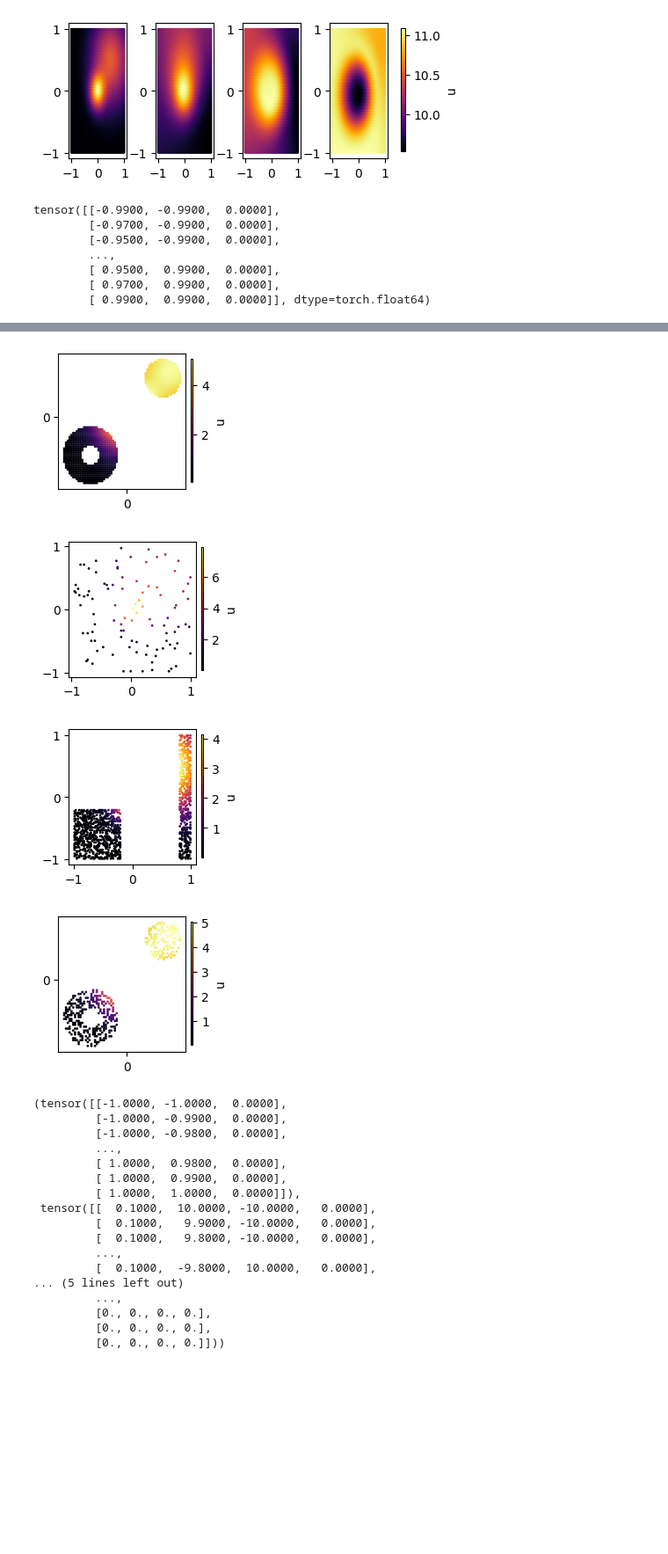
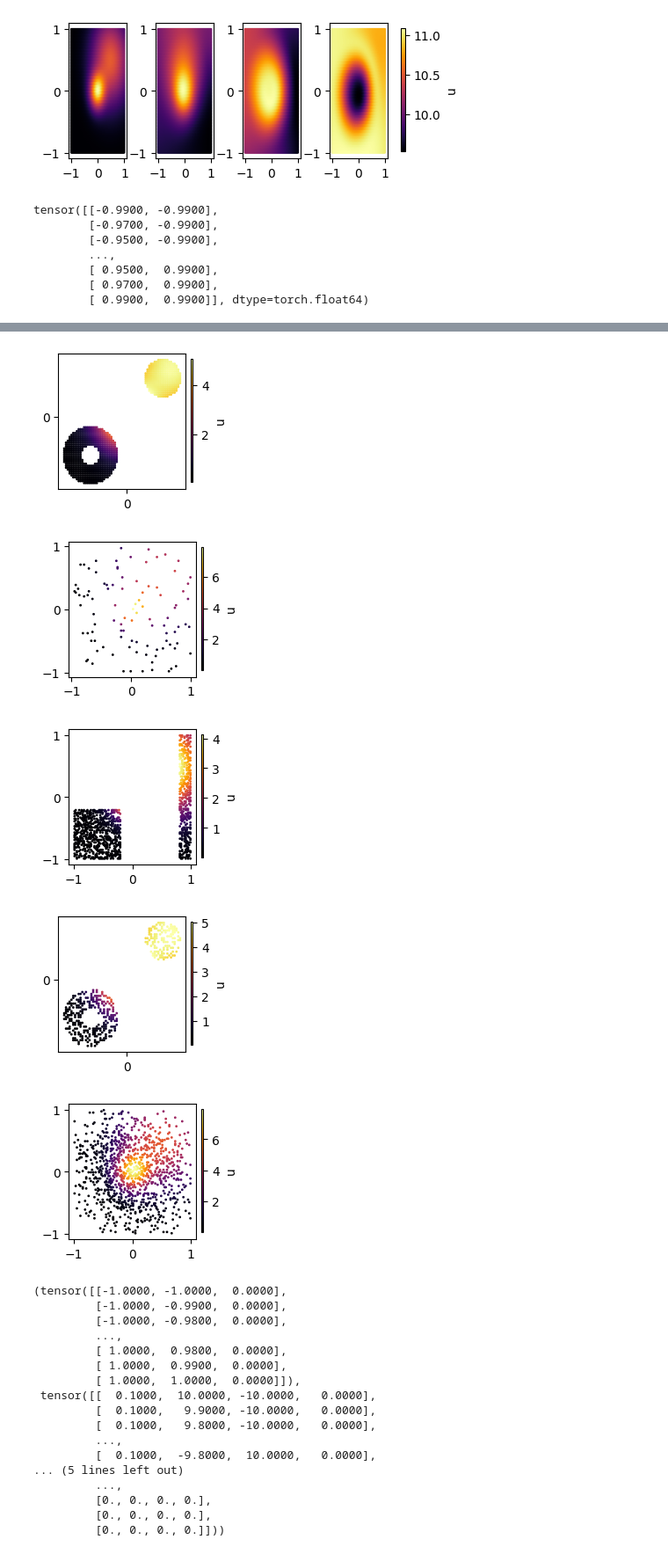
Before and after one commit to claudia181/PinnsStudy, a Jupyter notebook: tests.ipynb, the cells around one changed output, grey strips where cells are left out. Shown at 88% size. Drawn from its saved outputs; the diff is of its cells as text; code cells hidden in the pictures; blank space fills up the shorter version.

```diff
--- a/tests.ipynb
+++ b/tests.ipynb
@@ -254,47 +254,51 @@ plot_points(dataset=dataset.datasets[:4], figsize=(5, 2))
 # %% [output]
 [figure]
 # %%
-dataset.datasets[0].tensors[0]
+dataset.datasets[0].tensors[0][:, :2]
 # %% [output]
-tensor([[-0.9900, -0.9900,  0.0000],
-        [-0.9700, -0.9900,  0.0000],
-        [-0.9500, -0.9900,  0.0000],
+tensor([[-0.9900, -0.9900],
+        [-0.9700, -0.9900],
+        [-0.9500, -0.9900],
         ...,
-        [ 0.9500,  0.9900,  0.0000],
-        [ 0.9700,  0.9900,  0.0000],
-        [ 0.9900,  0.9900,  0.0000]], dtype=torch.float64)
+        [ 0.9500,  0.9900],
+        [ 0.9700,  0.9900],
+        [ 0.9900,  0.9900]], dtype=torch.float64)
 # %%
 #bd = extract_boundary(dataset=dataset, shape="circle", cell_size=0.02, center=[0, 0], radius=1.0, t=0)
 bd = extract_boundary(dataset=dataset, shape="rectangle", t=0)
 plot_points(dataset=bd, figsize=(2,2))
 #interior = extract_interior(dataset=dataset, shape="circle", cell_size=0.02, center=[0, 0], radius=1.0, t=0)
 interior = extract_interior(dataset=dataset, shape="rectangle", t=0)
 plot_points(dataset=interior, figsize=(2,2))
 
 rectangle = [{"x": (-1, -0.2), "y": (-1, -0.2)}, {"x": (0.8, 1.0), "y": (-1, 1)}]
 circle = [{"x": -0.4, "y": -0.4, "r": [0.1, 0.3]}, {"x": 0.4, "y": 0.4, "r": [0.0, 0.2]}]
 
 sc = extract_TensorDataset(dataset=dataset, shape="circle", time_indexes=[0], spatial_ranges=circle)
 sr = extract_TensorDataset(dataset=dataset, shape="rectangle", time_indexes=[0], spatial_ranges=rectangle)
-plot_points(dataset=sr, figsize=(2,2))
-plot_points(dataset=sc, figsize=(2,2))
+plot_points(dataset=sr, figsize=(2, 2))
+plot_points(dataset=sc, figsize=(2, 2))
 
 subset = subsample(dataset=dataset.datasets[0], n_samples=100)
-plot_points(dataset=subset, figsize=(2,2))
+plot_points(dataset=subset, figsize=(2, 2))
 
 subset = subsample(dataset=sr, n_samples=1000)
-plot_points(dataset=subset, figsize=(2,2))
+plot_points(dataset=subset, figsize=(2, 2))
 
 subset = subsample(dataset=sc, n_samples=400)
-plot_points(dataset=subset, figsize=(2,2))
+plot_points(dataset=subset, figsize=(2, 2))
+
+subset = subsample_normal(dataset=dataset.datasets[0], mean=torch.tensor([0.0, 0.0]), stddev=0.5, n_samples=1000)
+plot_points(dataset=subset, figsize=(2, 2))
 # %% [output]
 [figure]
 [figure]
 [figure]
 [figure]
 [figure]
 [figure]
 [figure]
+[figure, added]
 # %%
 dataset.datasets[0].tensors
 # %% [output]
```
Also changed, not shown: parts of 1 cell of this notebook, 3 other files.
